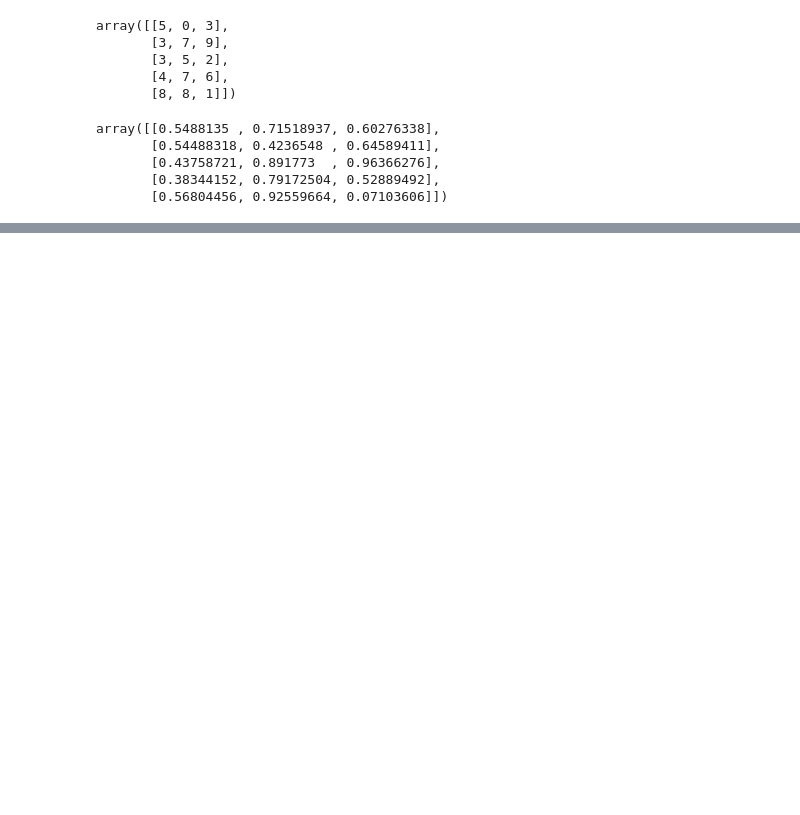
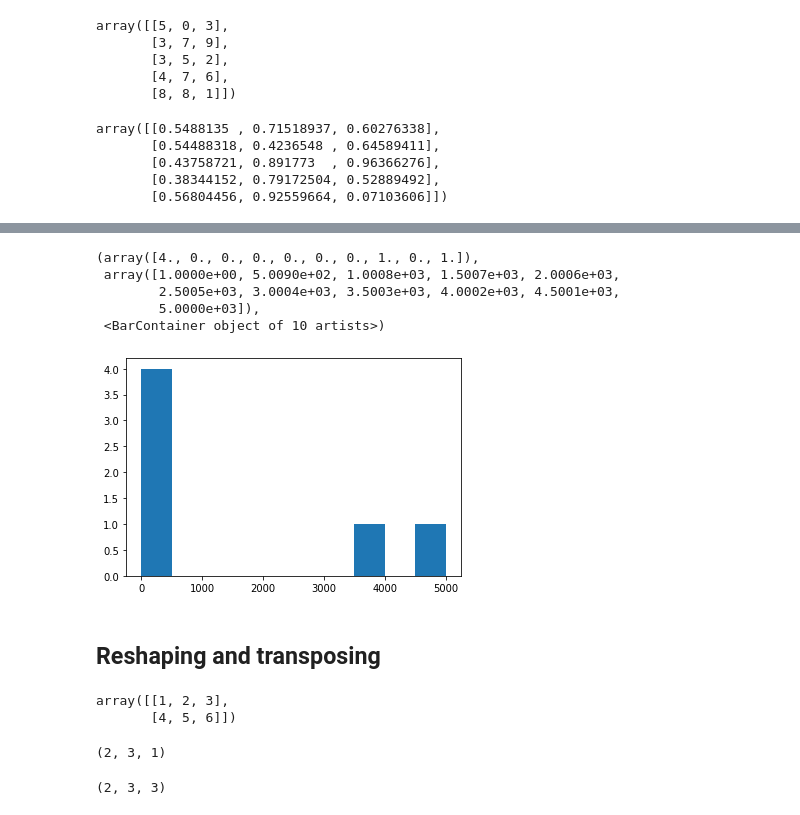
Before and after one commit to omsouravsharma/Intro_to_numpy, a Jupyter notebook: Intro_to_numpy.ipynb, the cells around one changed output, grey strips where cells are left out. Saved outputs shown, nothing was run; the diff lists cells and outputs as text; code cells hidden in the pictures; blank space fills up the shorter version.

```diff
--- a/Intro_to_numpy.ipynb
+++ b/Intro_to_numpy.ipynb
@@ -155,0 +425,24 @@ array([[0.5488135 , 0.71518937, 0.60276338],
+# %%
+plt.hist(high_var_array)
+# %% [output]
+(array([4., 0., 0., 0., 0., 0., 0., 1., 0., 1.]),
+ array([1.0000e+00, 5.0090e+02, 1.0008e+03, 1.5007e+03, 2.0006e+03,
+        2.5005e+03, 3.0004e+03, 3.5003e+03, 4.0002e+03, 4.5001e+03,
+        5.0000e+03]),
+ <BarContainer object of 10 artists>)
+[figure, added]
+# %% [markdown]
+## Reshaping and transposing
+# %%
+a2
+# %% [output]
+array([[1, 2, 3],
+       [4, 5, 6]])
+# %%
+a2.reshape(2,3,1).shape
+# %% [output]
+(2, 3, 1)
+# %%
+a3.shape
+# %% [output]
+(2, 3, 3)
```
Also changed, not shown: parts of 109 cells of this notebook.
